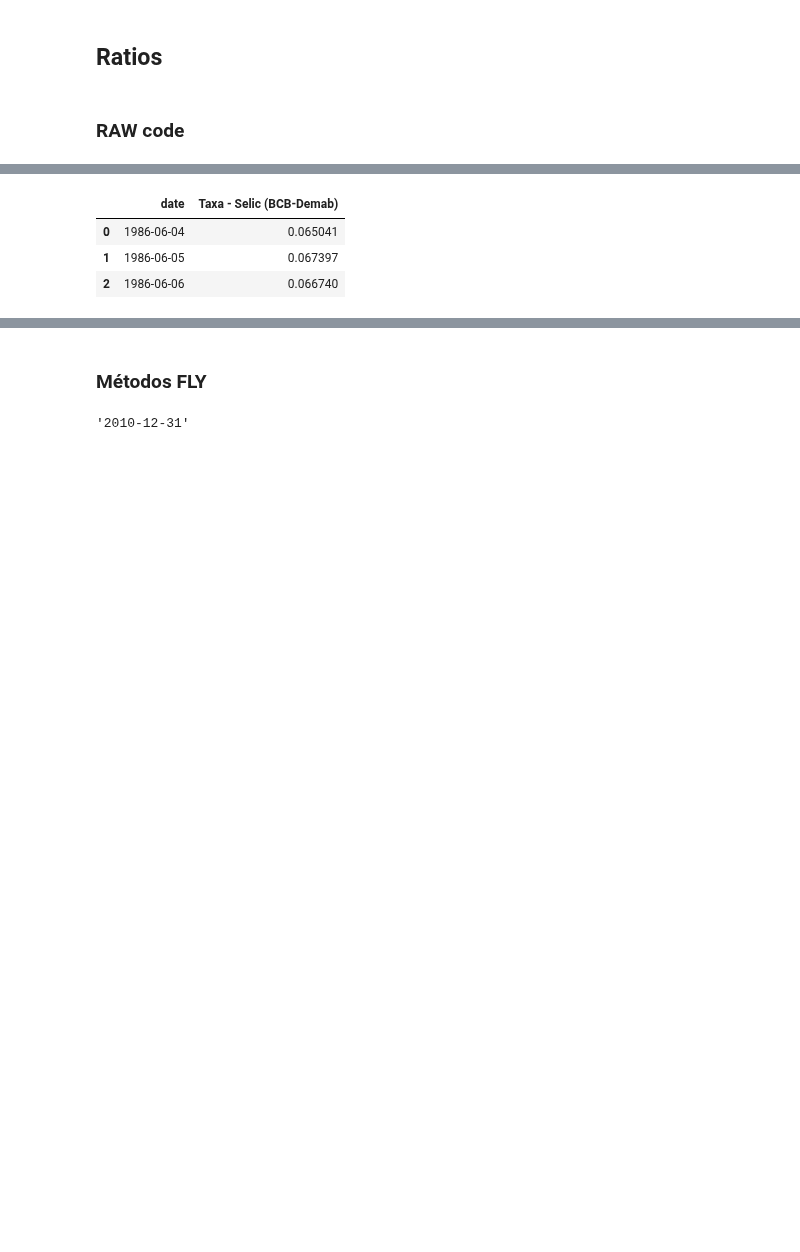
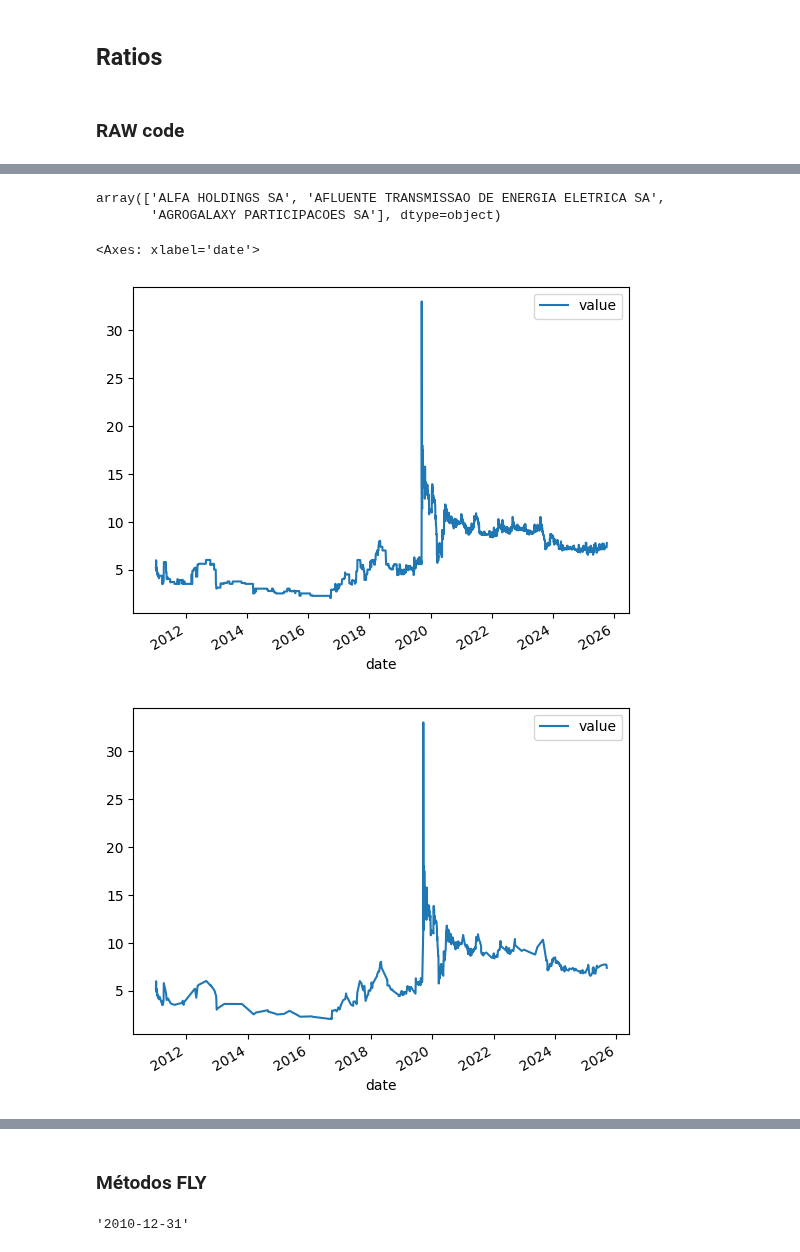
Before and after one commit to faustostangler/FLY, a Jupyter notebook: playgroung.ipynb, the cells around one changed output, grey strips where cells are left out. Cells and saved outputs as stored; diff of their text form; code cells hidden in the pictures; blank space fills up the shorter version.

```diff
--- a/playgroung.ipynb
+++ b/playgroung.ipynb
@@ -667,5 +668,8 @@ conn.close()
 import pandas as pd
+# %%
+db_path  = r"D:\Fausto Stangler\Documentos\Python\FLY\data\fly.db"
+conn = sqlite3.connect(db_path)
 # %%
-quotes = pd.read_csv("quotes_ALPA3.csv")
-statements = pd.read_csv("statements_con.csv")
-indicators = pd.read_csv("indicators_11.csv")
+df = pd.read_sql_query("SELECT * FROM tbl_statements_ratio", conn)
+df['date'] = pd.to_datetime(df['date'])
+df = df.set_index('date').sort_index()
@@ -679,2 +676,5 @@ quotes.head(3)
 # %%
-statements.head(3)
+mask = df['ticker'] == 'AFLT3'
+mask&= df['account'].str.startswith('99.3.close')
+
+cols = ['value']
@@ -686,7 +681,12 @@ statements.head(3)
+# %%
+df['company_name'].unique()
+# %% [output]
+array(['ALFA HOLDINGS SA', 'AFLUENTE TRANSMISSAO DE ENERGIA ELETRICA SA',
+       'AGROGALAXY PARTICIPACOES SA'], dtype=object)
 # %%
-indicators.head(3)
+df[mask][cols].plot()
+df[mask][cols].drop_duplicates().plot()
 # %% [output]
-|  | date | Taxa - Selic (BCB-Demab) |
-| 0 | 1986-06-04 | 0.065041 |
-| 1 | 1986-06-05 | 0.067397 |
-| 2 | 1986-06-06 | 0.066740 |
+<Axes: xlabel='date'>
+[figure, added]
+[figure, added]
```
Also changed, not shown: parts of 14 cells of this notebook, 2 other files.
